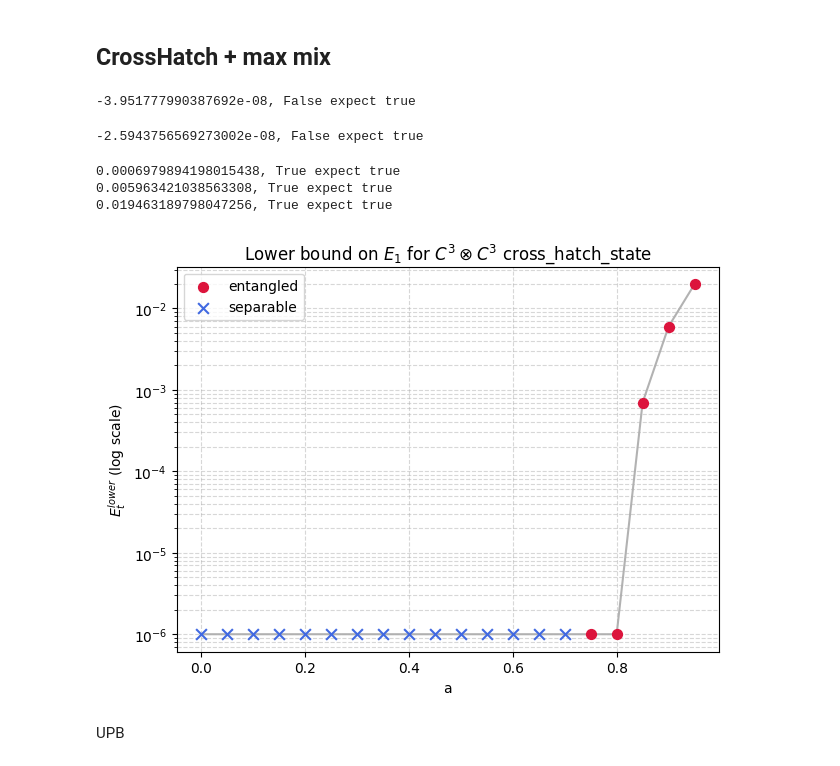
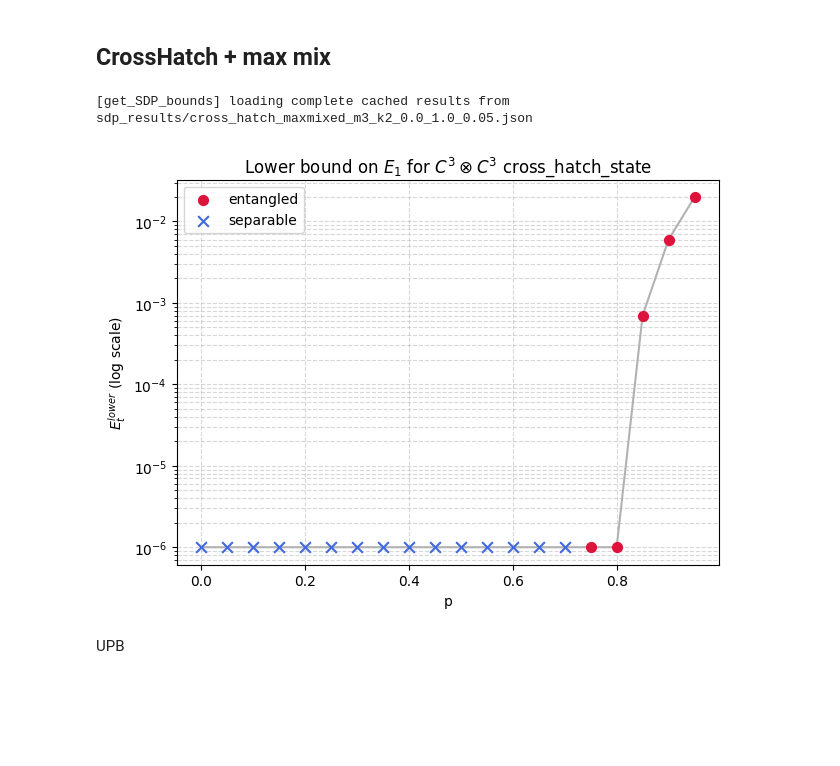
Before and after one commit to AVlyx/QuantifyingSchmidtNumber, a Jupyter notebook: sdp_1.ipynb, the cells around one changed output. Drawn from its saved outputs; the diff is of its cells as text; code cells hidden in the pictures; blank space fills up the shorter version.

```diff
--- a/sdp_1.ipynb
+++ b/sdp_1.ipynb
@@ -194,67 +393,16 @@ plt.show()
 # %% [markdown]
 ## CrossHatch + max mix
-# %%
-import matplotlib.pyplot as plt
-
-p_vals = []
-Etl_vals = []
-seperable = []
-
-for p, convex_comb_state in tqdm(list(convex_combination(cross_hatch_state(), max_mixed(9), 0, 1, 0.05))):
-    obj, omega_sym = SDP(antiSymProjector(2), convex_comb_state, m, m)
-
-    p_vals.append(p)
-    sep, _ = is_separable(convex_comb_state)
-    seperable.append(sep)
-    if sep:
-        Etl_vals.append(0)
-        continue
-
-
-    if obj > SDP_TOL:
-        Etl = E_t_lowerk2(2, 1, obj)
-        Etl_vals.append(Etl)
-    else:
-        Etl_vals.append(0)
-
-
-    print(f"{obj}, {obj > SDP_TOL} expect true")
-
-
-p_vals = np.array(p_vals)
-Etl_vals = np.array(Etl_vals, dtype=float)
-seperable = np.array(seperable, dtype=bool)
-
-# small floor so separable (Etl=0) points are visible on a log-scale plot
-eps = 1e-6
-plot_vals = np.where(Etl_vals <= 0, eps, Etl_vals)
-
-plt.figure(figsize=(7, 5))
-
-# connecting line through all points (no markers here)
-plt.plot(p_vals, plot_vals, color='gray', linestyle='-', alpha=0.6, zorder=1)
-
-# entangled points
-plt.scatter(p_vals[~seperable], plot_vals[~seperable],
-            color='crimson', marker='o', s=50, label='entangled', zorder=2)
-
-# separable points, different color/shape
-plt.scatter(p_vals[seperable], plot_vals[seperable],
-            color='royalblue', marker='x', s=60, label='separable', zorder=2)
-
-plt.yscale('log')
-plt.xlabel('a')
-plt.ylabel('$E_{t}^{lower}$ (log scale)')
-plt.title('Lower bound on $E_1$ for $C^3 \\otimes C^3$ cross_hatch_state')
-plt.grid(True, which='both', ls='--', alpha=0.5)
-plt.legend()
-plt.show()
-# %% [output]
--3.951777990387692e-08, False expect true
--2.5943756569273002e-08, False expect true
-0.0006979894198015438, True expect true
-0.005963421038563308, True expect true
-0.019463189798047256, True expect true
-[figure, removed]
+# %%
+crosshatch_gen = convex_combination_generator(cross_hatch_state(), max_mixed(9))
+crosshatch_res = get_SDP_bounds(
+    m=3,
+    generator=crosshatch_gen,
+    label="cross_hatch_maxmixed",
+    param_range=(0.0, 1.0, 0.05),
+)
+plot_Etl_bounds(crosshatch_res, 'Lower bound on $E_1$ for $C^3 \\otimes C^3$ cross_hatch_state')
+# %% [output]
+[get_SDP_bounds] loading complete cached results from sdp_results/cross_hatch_maxmixed_m3_k2_0.0_1.0_0.05.json
+[figure, added]
 # %% [markdown]
 UPB
```
Also changed, not shown: parts of 18 cells of this notebook, 16 other files.
